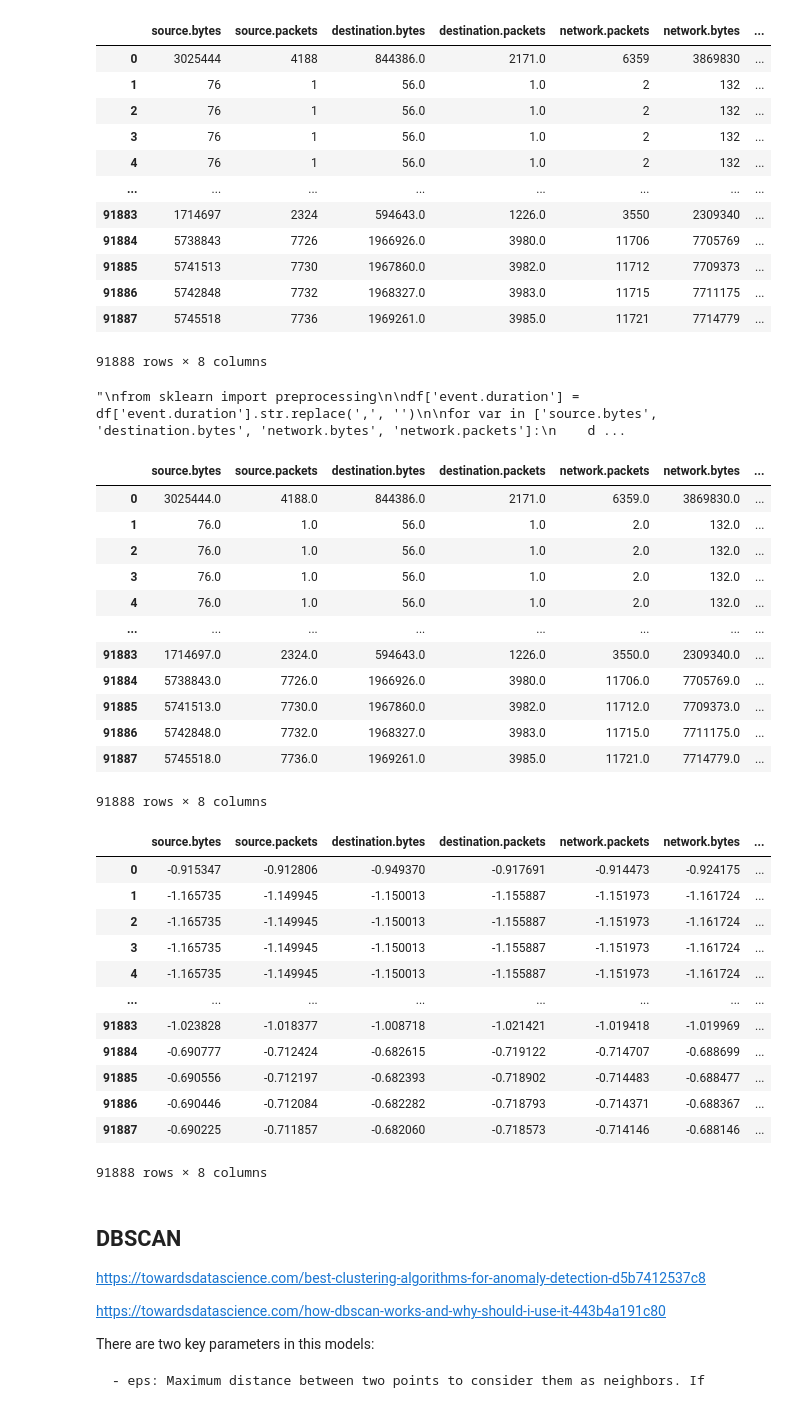
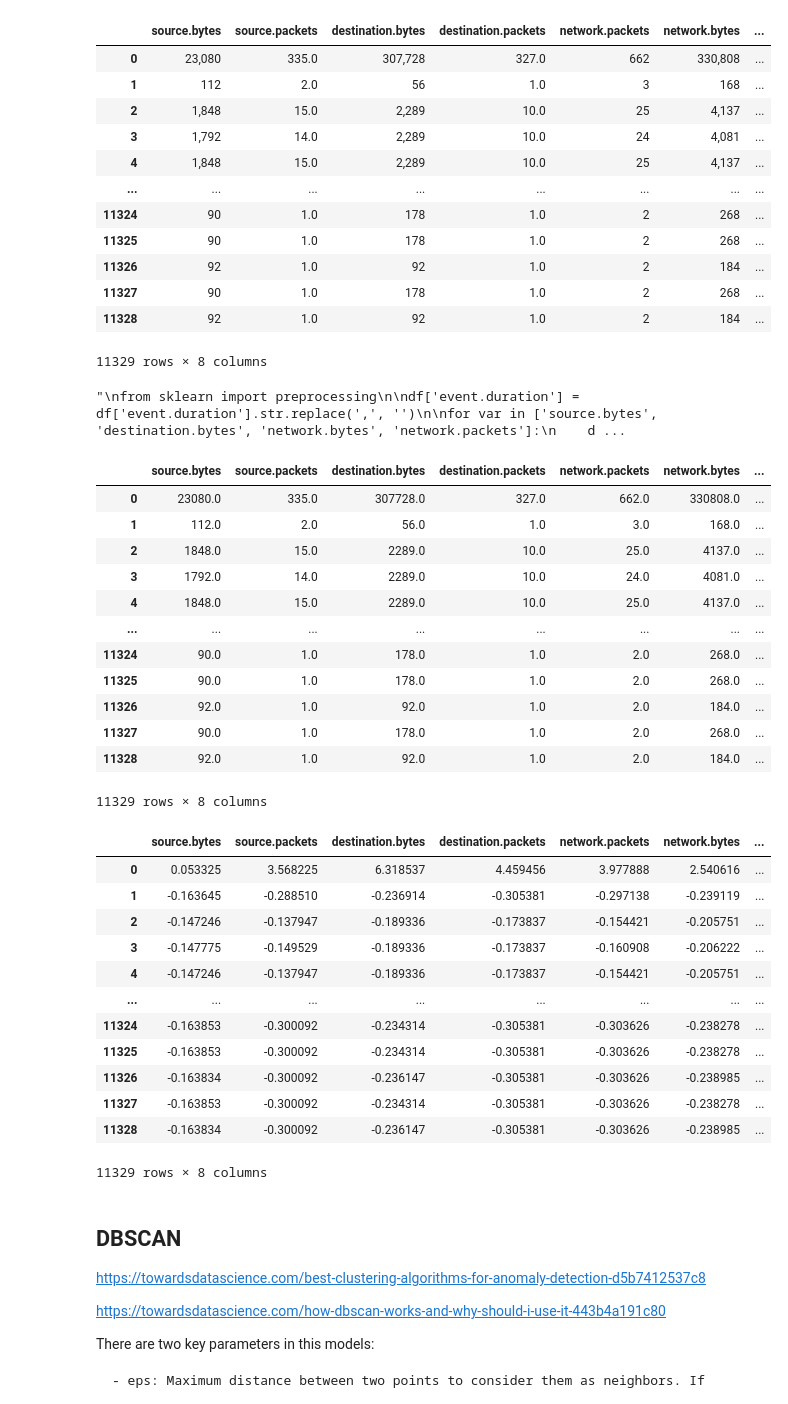
Before and after one commit to xetxezarreta/docker-elk, a Jupyter notebook: sb-ml/clustering/clustering-packetbeat-xabi.ipynb, the cells around one changed output. Drawn from its saved outputs; the diff is of its cells as text; code cells hidden in the pictures.

```diff
--- a/sb-ml/clustering/clustering-packetbeat-xabi.ipynb
+++ b/sb-ml/clustering/clustering-packetbeat-xabi.ipynb
@@ -1,28 +1,28 @@
 # %%
 import numpy as np
 import pandas as pd
 
-df = pd.read_csv('data/data_packetbeat_haritz.csv', low_memory=False)
+df = pd.read_csv('data/data_packetbeat.csv', low_memory=False)
 df = df.dropna(axis=1, how ='all')
 df = df[['source.bytes', 'source.packets','destination.bytes', 'destination.packets', 'network.packets', 'network.bytes', 'network.transport', 'event.duration']]
 df = df.dropna()
 df = df.reset_index()
 del df['index']
 df
 # %% [output]
 |  | source.bytes | source.packets | destination.bytes | destination.packets | network.packets | network.bytes | ... |
-| 0 | 3025444 | 4188 | 844386.0 | 2171.0 | 6359 | 3869830 | ... |
-| 1 | 76 | 1 | 56.0 | 1.0 | 2 | 132 | ... |
-| 2 | 76 | 1 | 56.0 | 1.0 | 2 | 132 | ... |
-| 3 | 76 | 1 | 56.0 | 1.0 | 2 | 132 | ... |
-| 4 | 76 | 1 | 56.0 | 1.0 | 2 | 132 | ... |
+| 0 | 23,080 | 335.0 | 307,728 | 327.0 | 662 | 330,808 | ... |
+| 1 | 112 | 2.0 | 56 | 1.0 | 3 | 168 | ... |
+| 2 | 1,848 | 15.0 | 2,289 | 10.0 | 25 | 4,137 | ... |
+| 3 | 1,792 | 14.0 | 2,289 | 10.0 | 24 | 4,081 | ... |
+| 4 | 1,848 | 15.0 | 2,289 | 10.0 | 25 | 4,137 | ... |
 | ... | ... | ... | ... | ... | ... | ... | ... |
-| 91883 | 1714697 | 2324 | 594643.0 | 1226.0 | 3550 | 2309340 | ... |
-| 91884 | 5738843 | 7726 | 1966926.0 | 3980.0 | 11706 | 7705769 | ... |
-| 91885 | 5741513 | 7730 | 1967860.0 | 3982.0 | 11712 | 7709373 | ... |
-| 91886 | 5742848 | 7732 | 1968327.0 | 3983.0 | 11715 | 7711175 | ... |
-| 91887 | 5745518 | 7736 | 1969261.0 | 3985.0 | 11721 | 7714779 | ... |
+| 11324 | 90 | 1.0 | 178 | 1.0 | 2 | 268 | ... |
+| 11325 | 90 | 1.0 | 178 | 1.0 | 2 | 268 | ... |
+| 11326 | 92 | 1.0 | 92 | 1.0 | 2 | 184 | ... |
+| 11327 | 90 | 1.0 | 178 | 1.0 | 2 | 268 | ... |
+| 11328 | 92 | 1.0 | 92 | 1.0 | 2 | 184 | ... |
-91888 rows × 8 columns
+11329 rows × 8 columns
 # %%
 '''
 from sklearn import preprocessing
@@ -51,18 +51,18 @@ for col in df.columns.values:
 df
 # %% [output]
 |  | source.bytes | source.packets | destination.bytes | destination.packets | network.packets | network.bytes | ... |
-| 0 | 3025444.0 | 4188.0 | 844386.0 | 2171.0 | 6359.0 | 3869830.0 | ... |
-| 1 | 76.0 | 1.0 | 56.0 | 1.0 | 2.0 | 132.0 | ... |
-| 2 | 76.0 | 1.0 | 56.0 | 1.0 | 2.0 | 132.0 | ... |
-| 3 | 76.0 | 1.0 | 56.0 | 1.0 | 2.0 | 132.0 | ... |
-| 4 | 76.0 | 1.0 | 56.0 | 1.0 | 2.0 | 132.0 | ... |
+| 0 | 23080.0 | 335.0 | 307728.0 | 327.0 | 662.0 | 330808.0 | ... |
+| 1 | 112.0 | 2.0 | 56.0 | 1.0 | 3.0 | 168.0 | ... |
+| 2 | 1848.0 | 15.0 | 2289.0 | 10.0 | 25.0 | 4137.0 | ... |
+| 3 | 1792.0 | 14.0 | 2289.0 | 10.0 | 24.0 | 4081.0 | ... |
+| 4 | 1848.0 | 15.0 | 2289.0 | 10.0 | 25.0 | 4137.0 | ... |
 | ... | ... | ... | ... | ... | ... | ... | ... |
-| 91883 | 1714697.0 | 2324.0 | 594643.0 | 1226.0 | 3550.0 | 2309340.0 | ... |
-| 91884 | 5738843.0 | 7726.0 | 1966926.0 | 3980.0 | 11706.0 | 7705769.0 | ... |
-| 91885 | 5741513.0 | 7730.0 | 1967860.0 | 3982.0 | 11712.0 | 7709373.0 | ... |
-| 91886 | 5742848.0 | 7732.0 | 1968327.0 | 3983.0 | 11715.0 | 7711175.0 | ... |
-| 91887 | 5745518.0 | 7736.0 | 1969261.0 | 3985.0 | 11721.0 | 7714779.0 | ... |
+| 11324 | 90.0 | 1.0 | 178.0 | 1.0 | 2.0 | 268.0 | ... |
+| 11325 | 90.0 | 1.0 | 178.0 | 1.0 | 2.0 | 268.0 | ... |
+| 11326 | 92.0 | 1.0 | 92.0 | 1.0 | 2.0 | 184.0 | ... |
+| 11327 | 90.0 | 1.0 | 178.0 | 1.0 | 2.0 | 268.0 | ... |
+| 11328 | 92.0 | 1.0 | 92.0 | 1.0 | 2.0 | 184.0 | ... |
-91888 rows × 8 columns
+11329 rows × 8 columns
 # %%
 from sklearn.preprocessing import StandardScaler
 
@@ -75,18 +75,18 @@ df_scalled = pd.DataFrame(df_scalled, columns=df_dbscan.columns.values)
 df_scalled
 # %% [output]
 |  | source.bytes | source.packets | destination.bytes | destination.packets | network.packets | network.bytes | ... |
-| 0 | -0.915347 | -0.912806 | -0.949370 | -0.917691 | -0.914473 | -0.924175 | ... |
-| 1 | -1.165735 | -1.149945 | -1.150013 | -1.155887 | -1.151973 | -1.161724 | ... |
-| 2 | -1.165735 | -1.149945 | -1.150013 | -1.155887 | -1.151973 | -1.161724 | ... |
-| 3 | -1.165735 | -1.149945 | -1.150013 | -1.155887 | -1.151973 | -1.161724 | ... |
-| 4 | -1.165735 | -1.149945 | -1.150013 | -1.155887 | -1.151973 | -1.161724 | ... |
+| 0 | 0.053325 | 3.568225 | 6.318537 | 4.459456 | 3.977888 | 2.540616 | ... |
+| 1 | -0.163645 | -0.288510 | -0.236914 | -0.305381 | -0.297138 | -0.239119 | ... |
+| 2 | -0.147246 | -0.137947 | -0.189336 | -0.173837 | -0.154421 | -0.205751 | ... |
+| 3 | -0.147775 | -0.149529 | -0.189336 | -0.173837 | -0.160908 | -0.206222 | ... |
+| 4 | -0.147246 | -0.137947 | -0.189336 | -0.173837 | -0.154421 | -0.205751 | ... |
 | ... | ... | ... | ... | ... | ... | ... | ... |
-| 91883 | -1.023828 | -1.018377 | -1.008718 | -1.021421 | -1.019418 | -1.019969 | ... |
-| 91884 | -0.690777 | -0.712424 | -0.682615 | -0.719122 | -0.714707 | -0.688699 | ... |
-| 91885 | -0.690556 | -0.712197 | -0.682393 | -0.718902 | -0.714483 | -0.688477 | ... |
-| 91886 | -0.690446 | -0.712084 | -0.682282 | -0.718793 | -0.714371 | -0.688367 | ... |
-| 91887 | -0.690225 | -0.711857 | -0.682060 | -0.718573 | -0.714146 | -0.688146 | ... |
+| 11324 | -0.163853 | -0.300092 | -0.234314 | -0.305381 | -0.303626 | -0.238278 | ... |
+| 11325 | -0.163853 | -0.300092 | -0.234314 | -0.305381 | -0.303626 | -0.238278 | ... |
+| 11326 | -0.163834 | -0.300092 | -0.236147 | -0.305381 | -0.303626 | -0.238985 | ... |
+| 11327 | -0.163853 | -0.300092 | -0.234314 | -0.305381 | -0.303626 | -0.238278 | ... |
+| 11328 | -0.163834 | -0.300092 | -0.236147 | -0.305381 | -0.303626 | -0.238985 | ... |
-91888 rows × 8 columns
+11329 rows × 8 columns
 # %% [markdown]
 ## DBSCAN
 https://towardsdatascience.com/best-clustering-algorithms-for-anomaly-detection-d5b7412537c8
```
Also changed, not shown: parts of 6 cells of this notebook, 2 other files.
